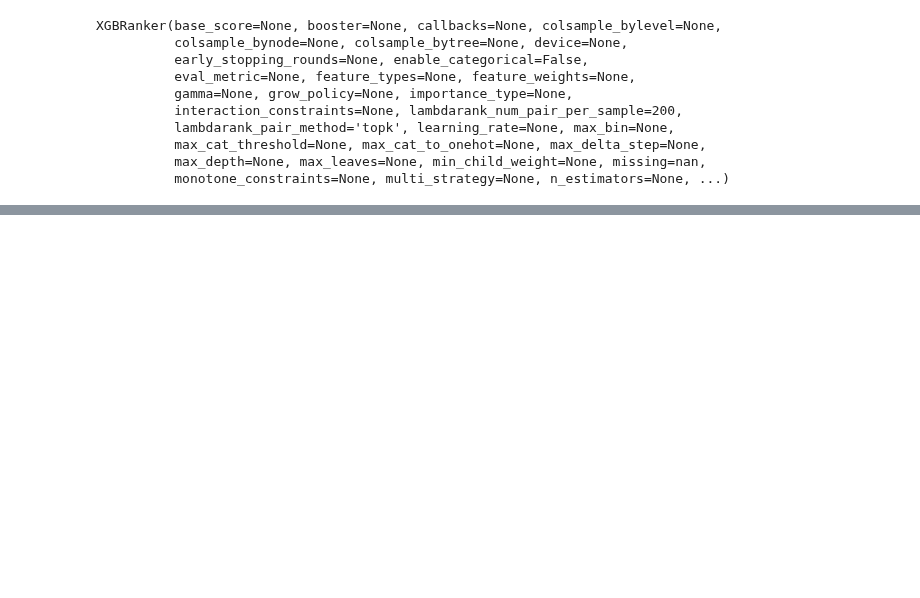
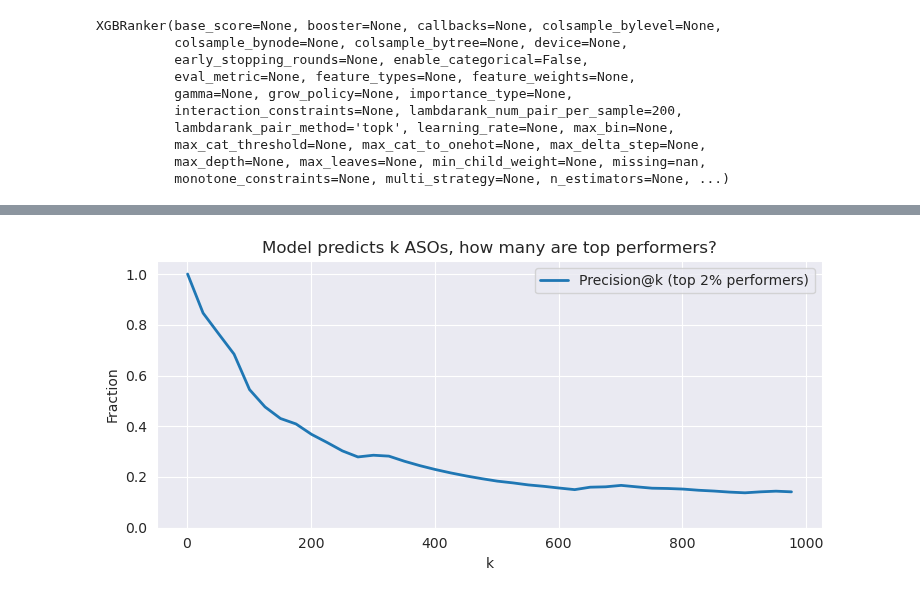
Before and after one commit to RedPenguin100/ASOdesign, a Jupyter notebook: scripts/Models/Model2.ipynb, the cells around one changed output, grey strips where cells are left out. Drawn from its saved outputs; the diff is of its cells as text; code cells hidden in the pictures; blank space fills up the shorter version.

```diff
--- a/scripts/Models/Model2.ipynb
+++ b/scripts/Models/Model2.ipynb
@@ -132,7 +116,8 @@ df_copy = df_copy.sort_values('group_key')
 group_train = df_copy.groupby('group_key').size().tolist()
 X = df_copy[selected_features]  # CHANGED: using selected_features
 y = df_copy[metric]
-model.fit(X.to_numpy(), y.to_numpy(), group=group_train)
+model.fit(X, y, group=group_train)
+# model.fit(X, y)
 # %% [output]
 XGBRanker(base_score=None, booster=None, callbacks=None, colsample_bylevel=None,
           colsample_bynode=None, colsample_bytree=None, device=None,
@@ -144,3 +129,90 @@ XGBRanker(base_score=None, booster=None, callbacks=None, colsample_bylevel=None,
           max_cat_threshold=None, max_cat_to_onehot=None, max_delta_step=None,
           max_depth=None, max_leaves=None, min_child_weight=None, missing=nan,
           monotone_constraints=None, multi_strategy=None, n_estimators=None, ...)
+# %%
+
+first_filtered = main_df.copy()
+first_filtered = first_filtered[first_filtered['Cell line organism'] == 'human']
+first_filtered = first_filtered.dropna(subset=[INHIBITION]).copy()
+first_filtered = first_filtered[first_filtered[CELL_LINE].isin(['A431', 'SK-MEL-28', 'MM.1R', 'KARPAS-229'])]
+
+log_correction = 1.01
+first_filtered.loc[:, 'log_inhibition'] = -np.log(log_correction - first_filtered[INHIBITION] / 100)
+
+predicted = model.predict(first_filtered[selected_features])
+
+li = first_filtered['log_inhibition']
+first_filtered['correct_log_inhibition2'] = li / (first_filtered[VOLUME] * 0.0000601 + 0.537)
+truth = first_filtered['correct_log_inhibition2'].to_numpy()
+# %%
+# ==== Ranking metrics: NDCG@k (graded) + Precision@k (binary top-10%) ====
+import numpy as np
+import matplotlib.pyplot as plt
+
+y_pred = np.asarray(predicted).astype(float)
+y_true = np.asarray(truth).astype(float)
+
+# --- graded relevance in [0,1] (monotone with truth) ---
+tmin, tmax = np.nanmin(y_true), np.nanmax(y_true)
+den = (tmax - tmin) if (tmax > tmin) else 1.0
+rel = (y_true - tmin) / den  # ∈ [0,1]
+
+# --- ranking by predictions (desc) ---
+order = np.argsort(-y_pred)
+rel_ranked = rel[order]
+
+# --- DCG / IDCG helpers ---
+def dcg_at_k(g, k):
+    k = int(min(k, g.size))
+    if k <= 0: return 0.0
+    # log2 discount; add 2 to avoid log(1)=0 at position 1
+    discounts = 1.0 / np.log2(np.arange(2, k + 2))
+    return float(np.sum(g[:k] * discounts))
+
+def ndcg_at_k(g, k):
+    k = int(min(k, g.size))
+    if k <= 0: return 0.0
+    ideal = np.sort(g)[::-1]
+    idcg = dcg_at_k(ideal, k)
+    return dcg_at_k(g, k) / idcg if idcg > 0 else 0.0
+
+# --- Precision@k on binary labels: top-10% truth are "positives" ---
+pos_q = 0.02
+thr = np.quantile(y_true, 1.0 - pos_q)
+y_bin = (y_true >= thr).astype(int)
+y_bin_ranked = y_bin[order]
+
+def precision_at_k(b, k):
+    k = int(min(k, b.size))
+    if k <= 0: return 0.0
+    return float(np.sum(b[:k])) / k
+
+# --- evaluate over a k-grid ---
+N = y_true.size
+ks = np.arange(1, min(1000, N)+1, 25)   # every 25 up to 1000
+
+ndcgs = np.array([ndcg_at_k(rel_ranked, k) for k in ks])
+precs = np.array([precision_at_k(y_bin_ranked, k) for k in ks])
+
+# --- summary table for a few canonical k's ---
+k_show = [5, 10, 20, 50, 100]
+k_show = [k for k in k_show if k <= N]
+ndcgs_show = [ndcg_at_k(rel_ranked, k) for k in k_show]
+precs_show = [precision_at_k(y_bin_ranked, k) for k in k_show]
+print("NDCG@k:", dict(zip(k_show, [round(v, 4) for v in ndcgs_show])))
+print("Prec@k:", dict(zip(k_show, [round(v, 4) for v in precs_show])))
+
+# --- plots (truncate at k=1000) ---
+k_cut = 2000
+mask = ks <= k_cut
+
+plt.figure(figsize=(7.5, 3.6))
+plt.plot(ks[mask], precs[mask], lw=2, label=f"Precision@k (top {int(pos_q*100)}% performers)")
+plt.xlabel("k")
+plt.ylabel("Fraction")
+plt.title("Model predicts k ASOs, how many are top performers?")
+plt.ylim(0, 1.05)
+plt.legend()
+plt.tight_layout()
+plt.show()
+# %% [output]
@@ -146,0 +221 @@ XGBRanker(base_score=None, booster=None, callbacks=None, colsample_bylevel=None,
+[figure, added]
```
Also changed, not shown: parts of 35 cells of this notebook, 4 other files.
